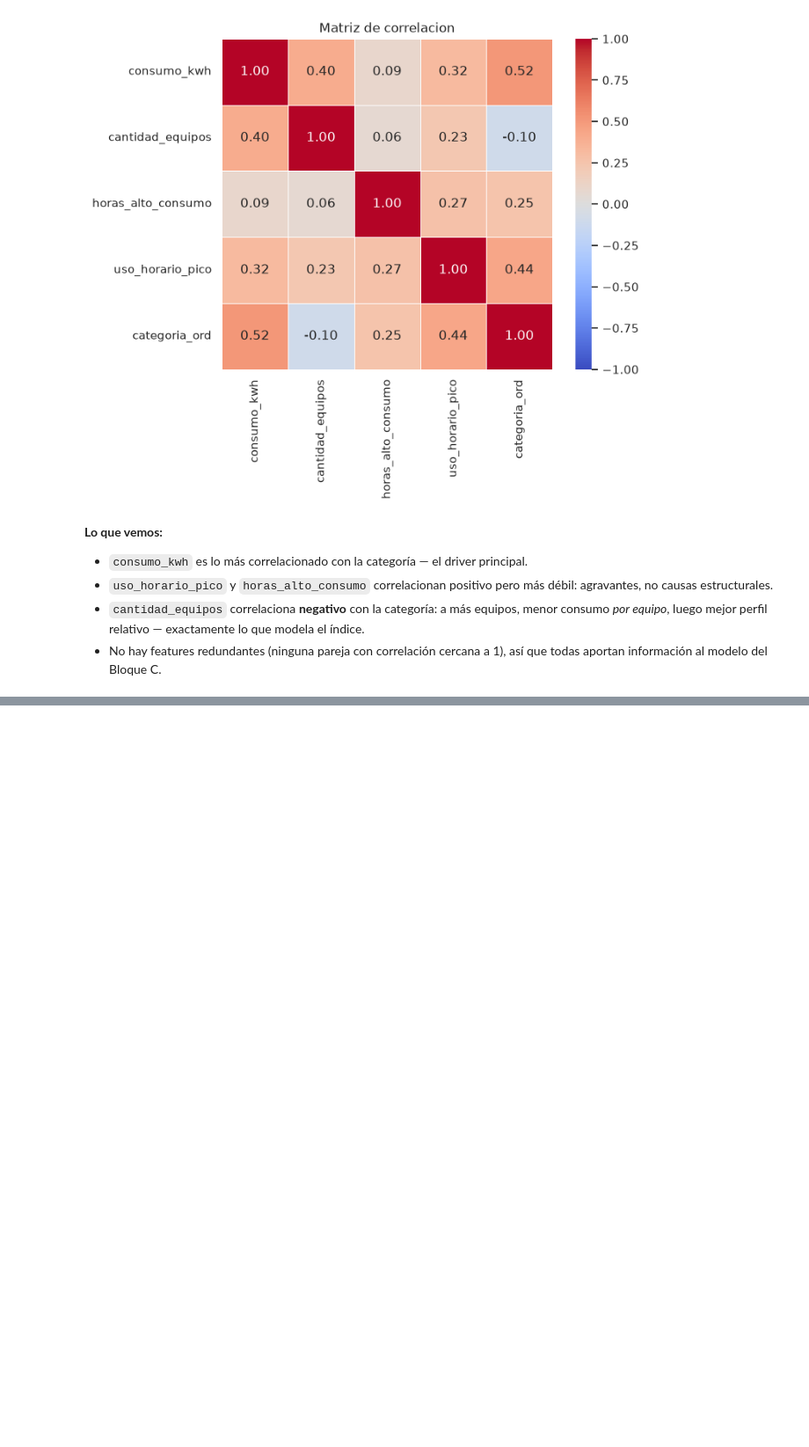
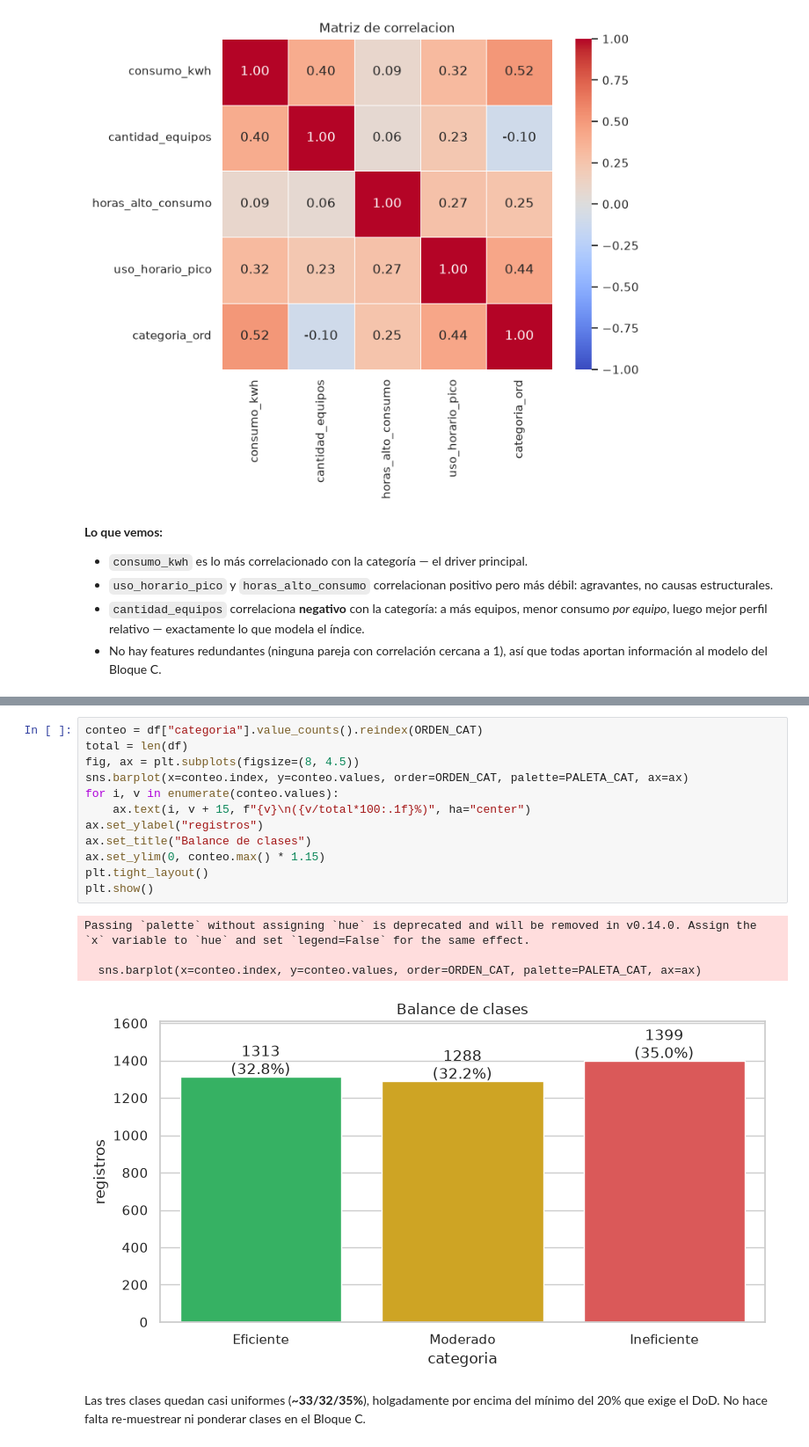
Before and after one commit to No-Country-simulation/G9-LATAM-Team-36, a Jupyter notebook: data-science/notebooks/01_eda_y_criterios.ipynb, the cells around one changed output, grey strips where cells are left out. Shown at 88% size. Cells and saved outputs as stored; diff of their text form; blank space fills up the shorter version.

```diff
--- a/data-science/notebooks/01_eda_y_criterios.ipynb
+++ b/data-science/notebooks/01_eda_y_criterios.ipynb
@@ -248,0 +306,19 @@ plt.show()
+# %%
+conteo = df["categoria"].value_counts().reindex(ORDEN_CAT)
+total = len(df)
+fig, ax = plt.subplots(figsize=(8, 4.5))
+sns.barplot(x=conteo.index, y=conteo.values, order=ORDEN_CAT, palette=PALETA_CAT, ax=ax)
+for i, v in enumerate(conteo.values):
+    ax.text(i, v + 15, f"{v}\n({v/total*100:.1f}%)", ha="center")
+ax.set_ylabel("registros")
+ax.set_title("Balance de clases")
+ax.set_ylim(0, conteo.max() * 1.15)
+plt.tight_layout()
+plt.show()
+# %% [output]
+Passing `palette` without assigning `hue` is deprecated and will be removed in v0.14.0. Assign the `x` variable to `hue` and set `legend=False` for the same effect.
+
+  sns.barplot(x=conteo.index, y=conteo.values, order=ORDEN_CAT, palette=PALETA_CAT, ax=ax)
+[figure, added]
+# %% [markdown]
+Las tres clases quedan casi uniformes (**~33/32/35%**), holgadamente por encima del mínimo del 20% que exige el DoD. No hace falta re-muestrear ni ponderar clases en el Bloque C.
```
Also changed, not shown: parts of 6 cells of this notebook.
